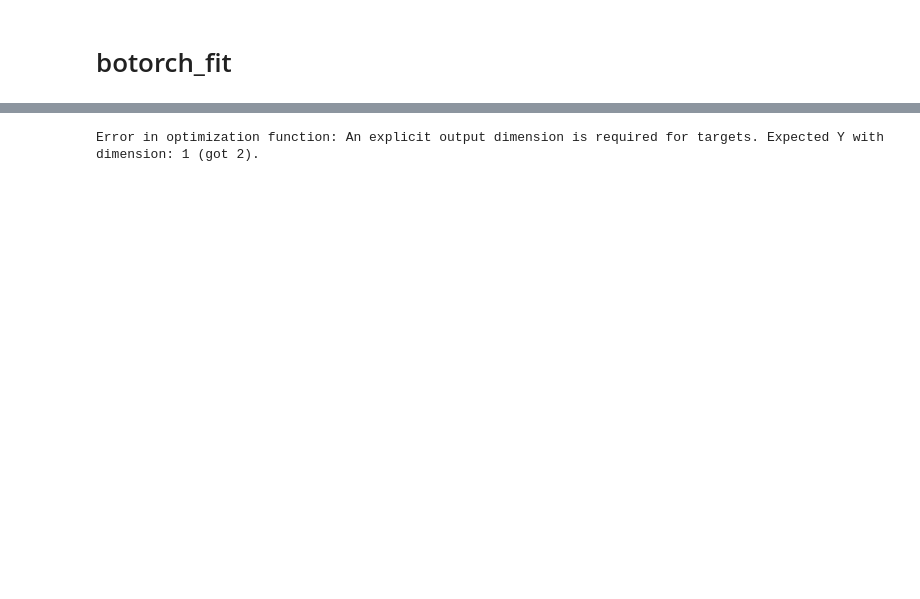
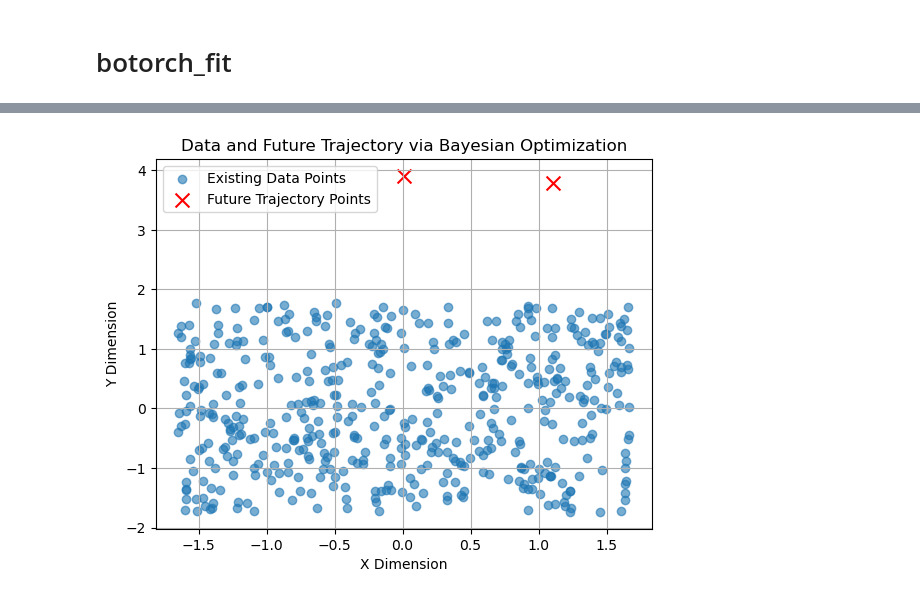
Before and after one commit to BlueOceanWave/cs512-human-trajectory-prediction, a Jupyter notebook: BOtorch_functions.ipynb, the cells around one changed output, grey strips where cells are left out. Drawn from its saved outputs; the diff is of its cells as text; code cells hidden in the pictures; blank space fills up the shorter version.

```diff
--- a/BOtorch_functions.ipynb
+++ b/BOtorch_functions.ipynb
@@ -549,7 +547,7 @@ def fit_gpytorch_torch(
         with gpt_settings.fast_computations(log_prob=approx_mll):
             output = mll.model(*train_inputs)
             # Sum over batch dimensions for compatibility
-            loss = -mll(output, train_targets)
+            loss = -mll(output, train_targets).sum()
         loss.backward()
         optimizer.step()
 
@@ -674,17 +670,0 @@ tensor([[3.0037e+00, 3.9438e+00],
-# %%
-# Convert data to PyTorch tensors for testing
-train_x = torch.tensor(np.column_stack((x_coordinates, y_coordinates)), dtype=torch.float32)  # Mock input data
-train_y = torch.sin(train_x[:, 0]) + torch.cos(train_x[:, 1])  # Mock target values based on some function of X, Y
-train_y = train_y.unsqueeze(-1)
-
-print(f"train_x shape: {train_x.shape}")
-print(f"train_y shape: {train_y.shape}")
-
-
-# Define bounds for optimization - based on the X and Y ranges in the dataset
-bounds = torch.tensor([
-    [train_x[:, 0].min(), train_x[:, 1].min()],
-    [train_x[:, 0].max(), train_x[:, 1].max()]
-])
-
-print(bounds)
@@ -696,33 +670,0 @@ tensor([[2.8540e-03, 1.9346e-02],
-# %%
-def simulate_bayesian_optimization_step(train_x, train_y, bounds, num_candidates=2):
-    model = SingleTaskGP(train_x, train_y)
-    mll = ExactMarginalLogLikelihood(model.likelihood, model)
-    fit_gpytorch_torch(mll)  # Fit GP model to data
-
-    acq_func = qExpectedImprovement(
-        model=model,
-        best_f=train_y.max(),
-        sampler=SobolQMCNormalSampler(sample_shape=torch.Size([500])),
-    )
-
-    candidates, _ = optimize_acqf(
-        acq_function=acq_func,
-        bounds=bounds,
-        q=num_candidates,
-        num_restarts=5,
-        raw_samples=10,
-    )
-    return candidates
-
-try:
-        # Normalize input and output data
-    train_x_normalized = (train_x - train_x.mean(dim=0)) / train_x.std(dim=0)
-    train_y_normalized = (train_y - train_y.mean()) / train_y.std()
-
-    # Use normalized data in optimization function
-    candidates = simulate_bayesian_optimization_step(train_x_normalized, train_y_normalized, bounds)
-    print("Candidates:", candidates)
-except Exception as e:
-    print(f"Error in optimization function: {e}")
-# %% [output]
-Error in optimization function: An explicit output dimension is required for targets. Expected Y with dimension: 1 (got 2).
@@ -750,0 +671,24 @@ def simulate_bayesian_optimization_step(train_x, train_y, bounds, num_candidates
+# %%
+import matplotlib.pyplot as plt
+
+# Assuming `train_x` contains your original data points and `candidates` holds the suggested future points.
+
+# Convert tensors to NumPy arrays for plotting
+train_x_np = train_x.numpy()
+candidates_np = candidates.numpy()
+
+# Plot the existing data points
+plt.scatter(train_x_np[:, 0], train_x_np[:, 1], label='Existing Data Points', alpha=0.6)
+
+# Plot the future trajectory (Bayesian Optimization candidates)
+plt.scatter(candidates_np[:, 0], candidates_np[:, 1], color='red', marker='x', s=100, label='Future Trajectory Points')
+
+# Adding labels and title
+plt.xlabel('X Dimension')
+plt.ylabel('Y Dimension')
+plt.title('Data and Future Trajectory via Bayesian Optimization')
+plt.legend()
+plt.grid(True)
+plt.show()
+# %% [output]
+[figure, added]
```
Also changed, not shown: parts of 5 cells of this notebook.
